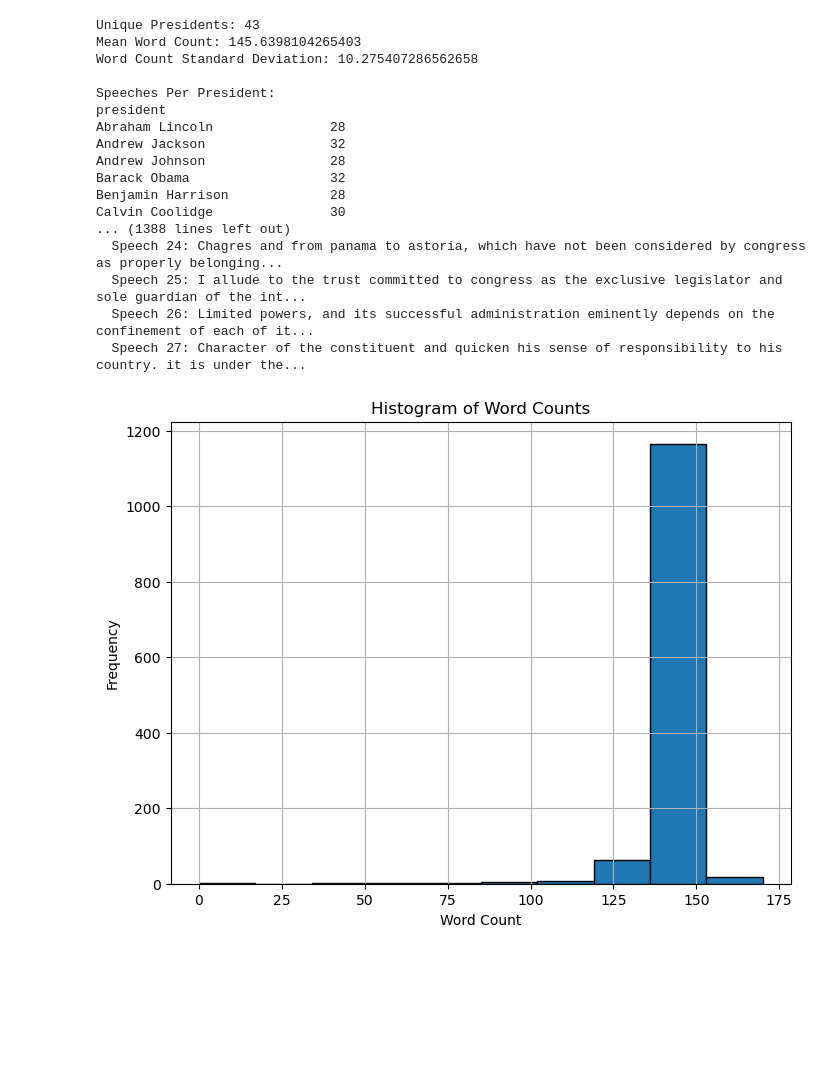
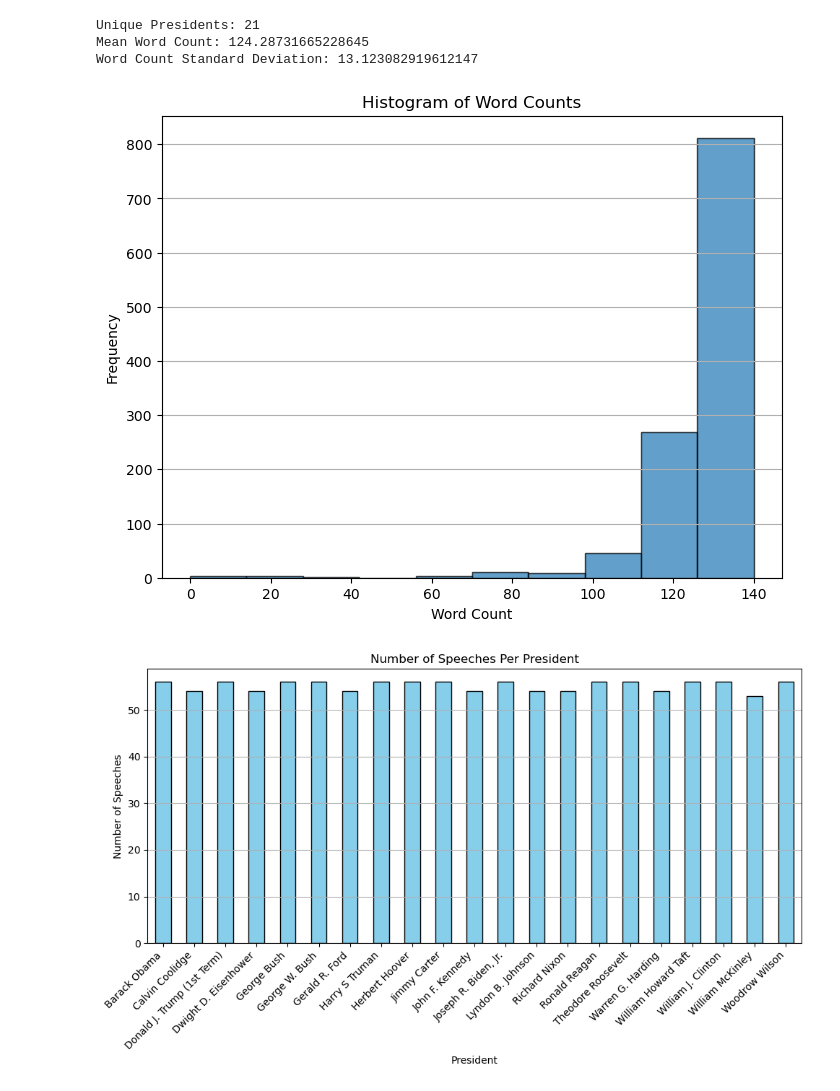
Before and after one commit to Gargant0373/PresidentialSpeechSampling, a Jupyter notebook: stats.ipynb, the cells around one changed output. Drawn from its saved outputs; the diff is of its cells as text; code cells hidden in the pictures; blank space fills up the shorter version.

```diff
--- a/stats.ipynb
+++ b/stats.ipynb
@@ -2,61 +2,41 @@
 import pandas as pd
 import matplotlib.pyplot as plt
 
-file_path = "samples/speech_samples_150.json"
+file_path = "samples/speech_samples_130.json"
 data = pd.read_json(file_path)
 
 unique_presidents = data["president"].nunique()
 mean_word_count = data["word_count"].mean()
 std_word_count = data["word_count"].std()
 
 speeches_per_president = data.groupby("president").size()
 
 samples_per_president = data.groupby("president")["sample"].apply(list)
 
 print("Unique Presidents:", unique_presidents)
 print("Mean Word Count:", mean_word_count)
 print("Word Count Standard Deviation:", std_word_count)
-print("\nSpeeches Per President:")
-print(speeches_per_president)
-print("\nSamples Per President:")
-for president, samples in samples_per_president.items():
-    print(f"\nPresident: {president}")
-    for i, sample in enumerate(samples, 1):
-        print(f"  Speech {i}: {sample[:100]}...")
 
 plt.figure(figsize=(8, 6))
 plt.hist(data["word_count"], bins=10, edgecolor="black", alpha=0.7)
 plt.title("Histogram of Word Counts")
 plt.xlabel("Word Count")
 plt.ylabel("Frequency")
 plt.grid(axis="y")
 plt.show()
 
 plt.figure(figsize=(10, 6))
 speeches_per_president.plot(kind="bar", color="skyblue", edgecolor="black")
 plt.title("Number of Speeches Per President")
 plt.xlabel("President")
 plt.ylabel("Number of Speeches")
 plt.xticks(rotation=45, ha="right")
 plt.grid(axis="y")
 plt.tight_layout()
 plt.show()
 # %% [output]
-Unique Presidents: 43
-Mean Word Count: 145.6398104265403
-Word Count Standard Deviation: 10.275407286562658
-
-Speeches Per President:
-president
-Abraham Lincoln               28
-Andrew Jackson                32
-Andrew Johnson                28
-Barack Obama                  32
-Benjamin Harrison             28
-Calvin Coolidge               30
-... (1388 lines left out)
-  Speech 24: Chagres and from panama to astoria, which have not been considered by congress as properly belonging...
-  Speech 25: I allude to the trust committed to congress as the exclusive legislator and sole guardian of the int...
-  Speech 26: Limited powers, and its successful administration eminently depends on the confinement of each of it...
-  Speech 27: Character of the constituent and quicken his sense of responsibility to his country. it is under the...
+Unique Presidents: 21
+Mean Word Count: 124.28731665228645
+Word Count Standard Deviation: 13.123082919612147
-[figure, old version]
+[figure, new version]
+[figure, added]
```
Also changed, not shown: 3 other files.
